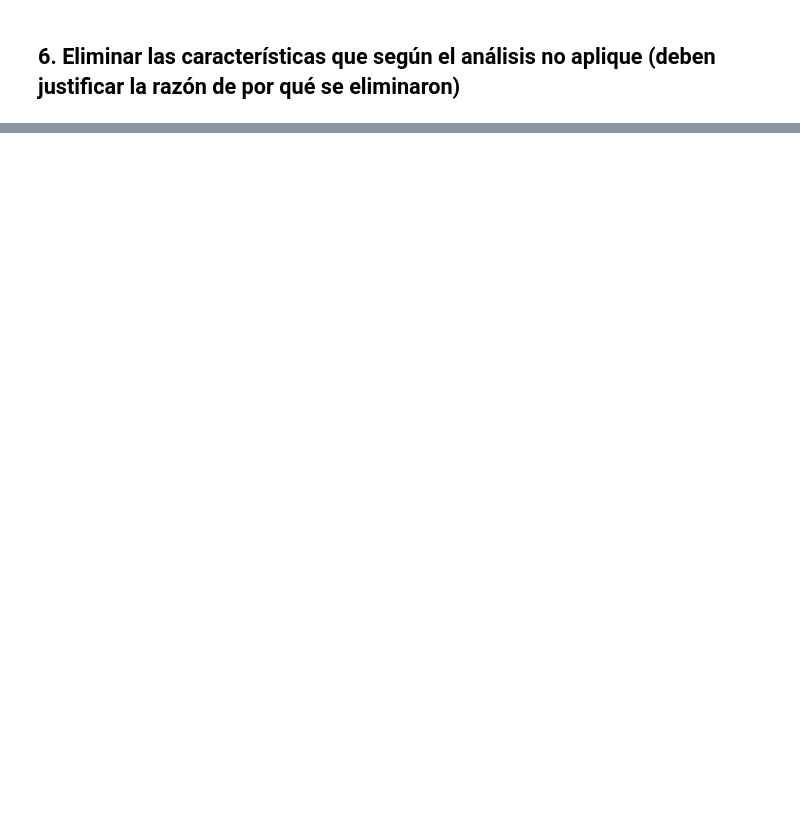
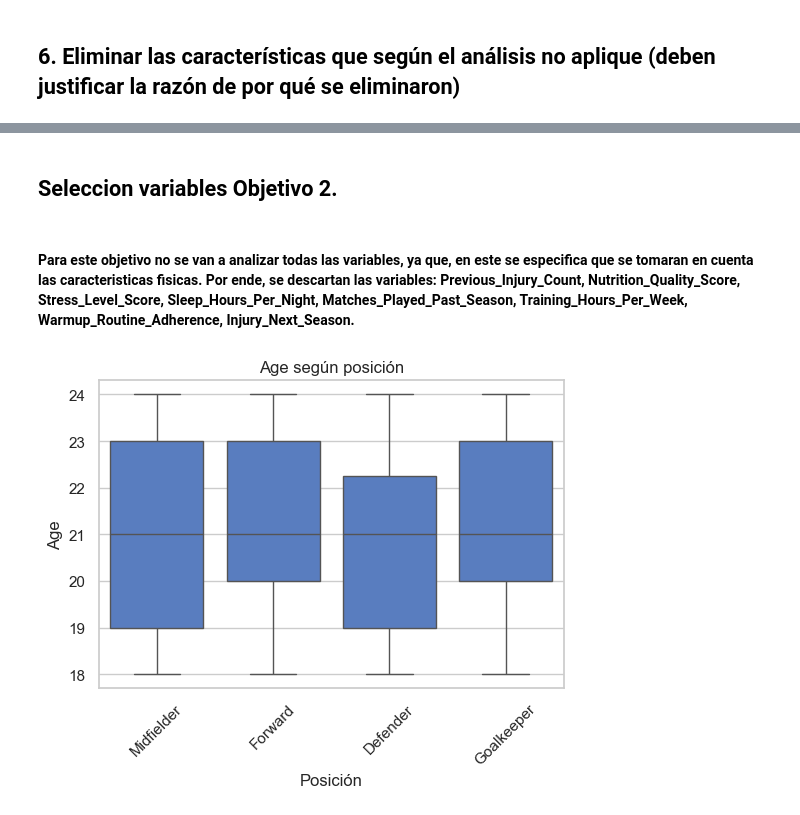
Before and after one commit to samegi/Proyecto4-IA, a Jupyter notebook: EDA/EDA_.ipynb, the cells around one changed output, grey strips where cells are left out. Drawn from its saved outputs; the diff is of its cells as text; code cells hidden in the pictures; blank space fills up the shorter version.

```diff
--- a/EDA/EDA_.ipynb
+++ b/EDA/EDA_.ipynb
@@ -291,0 +368,30 @@ Training_Hours_Per_Week: correlación = 0.034, p-valor = 0.340
+# %% [markdown]
+## Seleccion variables Objetivo 2.
+# %% [markdown]
+#### Para este objetivo no se van a analizar todas las variables, ya que, en este se especifica que se tomaran en cuenta las caracteristicas fisicas. Por ende, se descartan las variables: Previous_Injury_Count, Nutrition_Quality_Score, Stress_Level_Score, Sleep_Hours_Per_Night, Matches_Played_Past_Season, Training_Hours_Per_Week, Warmup_Routine_Adherence, Injury_Next_Season.
+# %%
+variables_fisicas = [
+    'Age',
+    'Height_cm',
+    'Weight_kg',
+    'BMI',
+    'Balance_Test_Score',
+    'Agility_Score',
+    'Sprint_Speed_10m_s',
+    'Reaction_Time_ms',
+    'Hamstring_Flexibility',
+    'Knee_Strength_Score'
+]
+# %%
+sns.set(style="whitegrid", palette="muted")
+
+for col in variables_fisicas:
+    plt.figure(figsize=(6,4))
+    sns.boxplot(data=df, x='Position', y=col)
+    plt.title(f"{col} según posición")
+    plt.xlabel("Posición")
+    plt.ylabel(col)
+    plt.xticks(rotation=45)
+    plt.show()
+# %% [output]
+[figure, added]
```
Also changed, not shown: parts of 59 cells of this notebook, 1 other file.
